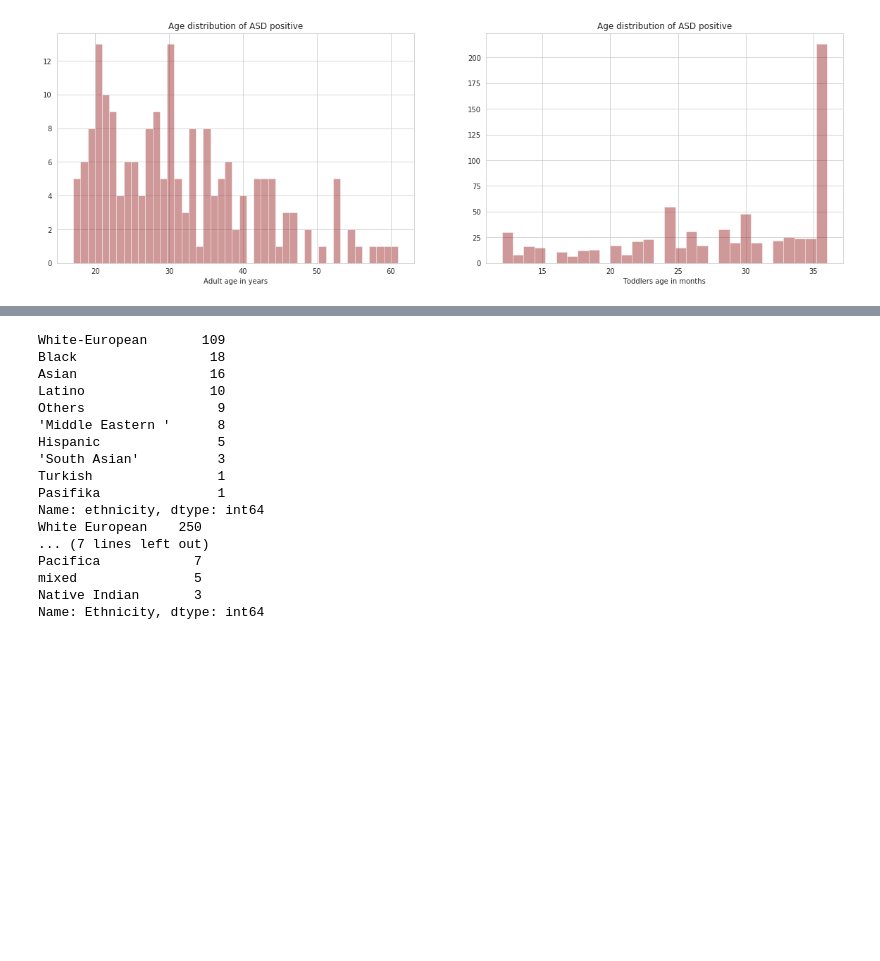
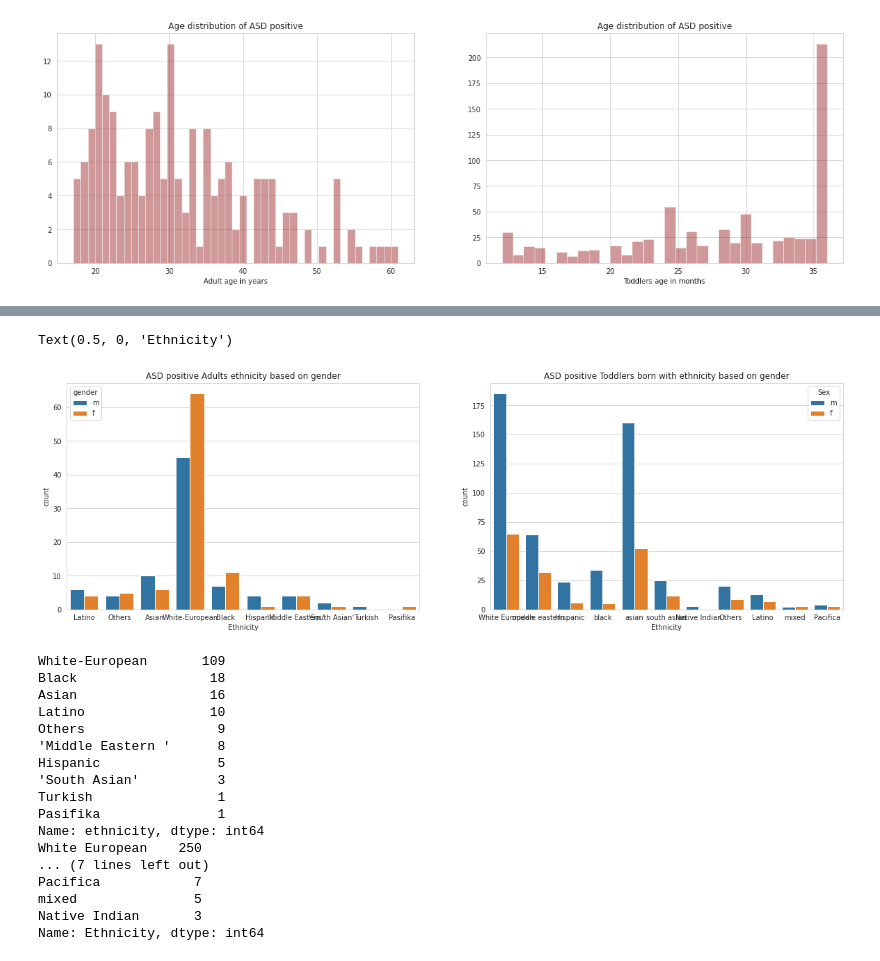
Before and after one commit to Sreesudham/CLOUDPROJECT, a Jupyter notebook: autismprediction.ipynb, the cells around one changed output, grey strips where cells are left out. Cells and saved outputs as stored; diff of their text form; code cells hidden in the pictures; blank space fills up the shorter version.

```diff
--- a/autismprediction.ipynb
+++ b/autismprediction.ipynb
@@ -129,3 +133,14 @@ plt.tight_layout()
+# %%
+fig, ax = plt.subplots(1,2,figsize=(20,6))
+sns.countplot(x='ethnicity',data=data1,hue='gender',ax=ax[0])
+ax[0].set_title('ASD positive Adults ethnicity based on gender')
+ax[0].set_xlabel('Ethnicity')
+sns.countplot(x='Ethnicity',data=data2,hue='Sex',ax=ax[1])
+ax[1].set_title('ASD positive Toddlers born with ethnicity based on gender')
+ax[1].set_xlabel('Ethnicity')
+# %% [output]
+Text(0.5, 0, 'Ethnicity')
+[figure, added]
 # %%
 #Lets see the ethnicity value counts
 print(data1['ethnicity'].value_counts())
```
Also changed, not shown: parts of 3 cells of this notebook.
